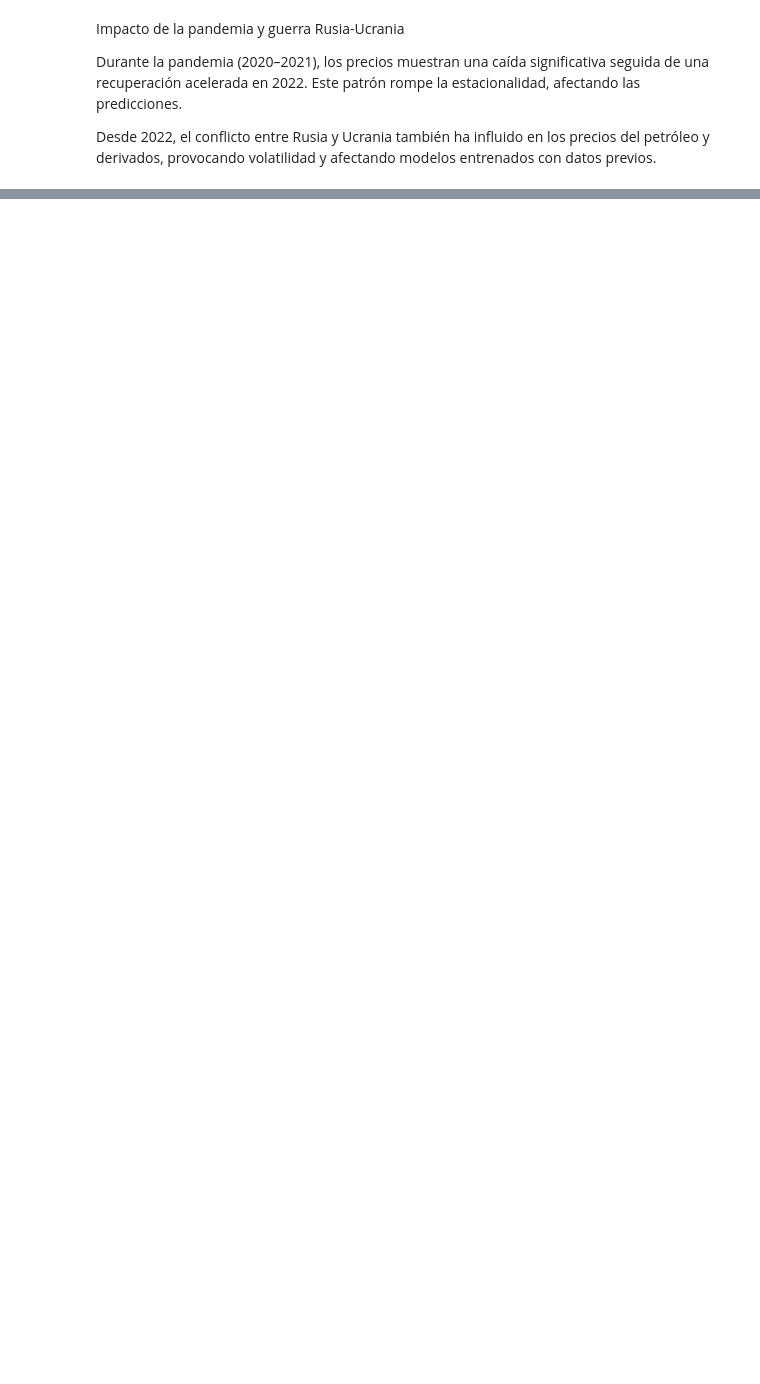
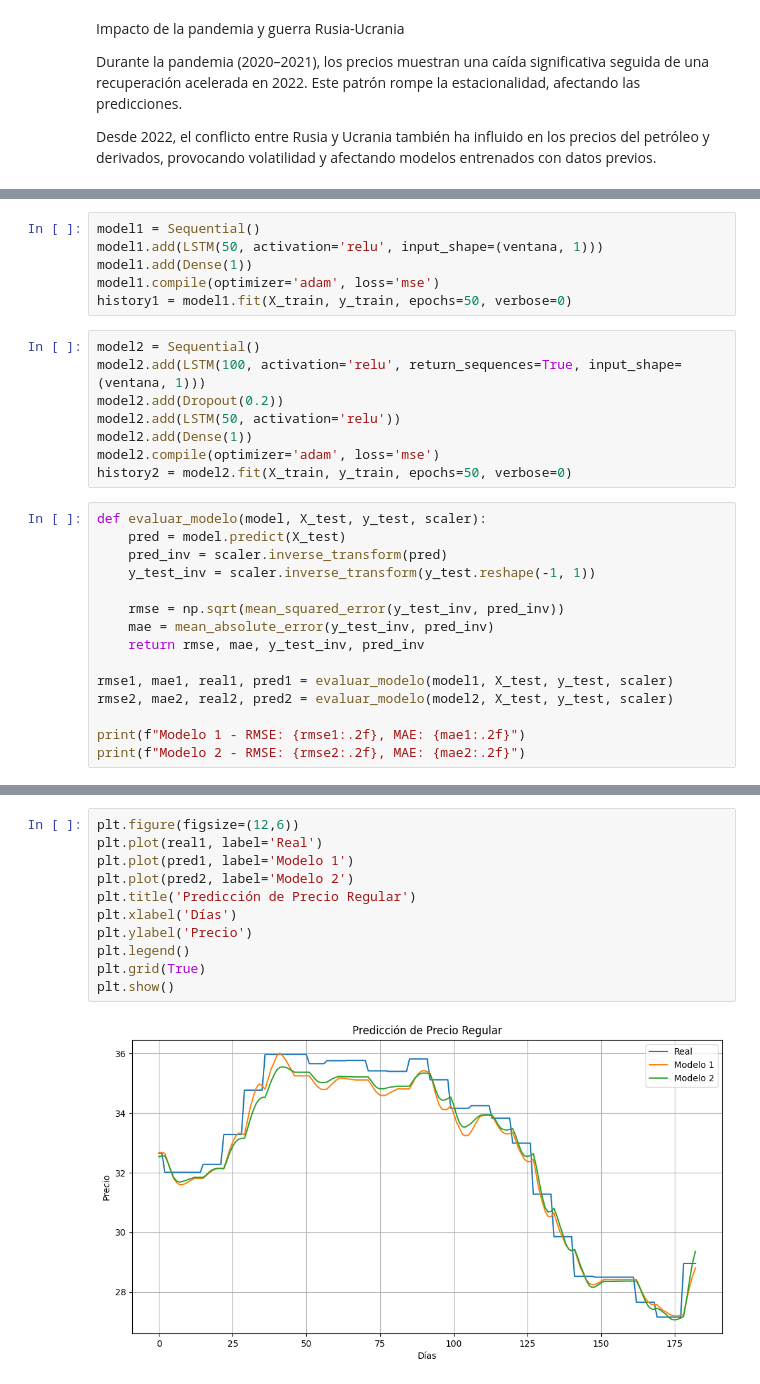
Before and after one commit to JPS4321/Lab2_DataScience, a Jupyter notebook: Series_Precios.ipynb, the cells around one changed output, grey strips where cells are left out. Cells and saved outputs as stored; diff of their text form; blank space fills up the shorter version.

```diff
--- a/Series_Precios.ipynb
+++ b/Series_Precios.ipynb
@@ -165,0 +179,29 @@ Desde 2022, el conflicto entre Rusia y Ucrania también ha influido en los preci
+# %%
+model1 = Sequential()
+model1.add(LSTM(50, activation='relu', input_shape=(ventana, 1)))
+model1.add(Dense(1))
+model1.compile(optimizer='adam', loss='mse')
+history1 = model1.fit(X_train, y_train, epochs=50, verbose=0)
+# %%
+model2 = Sequential()
+model2.add(LSTM(100, activation='relu', return_sequences=True, input_shape=(ventana, 1)))
+model2.add(Dropout(0.2))
+model2.add(LSTM(50, activation='relu'))
+model2.add(Dense(1))
+model2.compile(optimizer='adam', loss='mse')
+history2 = model2.fit(X_train, y_train, epochs=50, verbose=0)
+# %%
+def evaluar_modelo(model, X_test, y_test, scaler):
+    pred = model.predict(X_test)
+    pred_inv = scaler.inverse_transform(pred)
+    y_test_inv = scaler.inverse_transform(y_test.reshape(-1, 1))
+
+    rmse = np.sqrt(mean_squared_error(y_test_inv, pred_inv))
+    mae = mean_absolute_error(y_test_inv, pred_inv)
+    return rmse, mae, y_test_inv, pred_inv
+
+rmse1, mae1, real1, pred1 = evaluar_modelo(model1, X_test, y_test, scaler)
+rmse2, mae2, real2, pred2 = evaluar_modelo(model2, X_test, y_test, scaler)
+
+print(f"Modelo 1 - RMSE: {rmse1:.2f}, MAE: {mae1:.2f}")
+print(f"Modelo 2 - RMSE: {rmse2:.2f}, MAE: {mae2:.2f}")
@@ -165,0 +213,13 @@ Desde 2022, el conflicto entre Rusia y Ucrania también ha influido en los preci
+# %%
+plt.figure(figsize=(12,6))
+plt.plot(real1, label='Real')
+plt.plot(pred1, label='Modelo 1')
+plt.plot(pred2, label='Modelo 2')
+plt.title('Predicción de Precio Regular')
+plt.xlabel('Días')
+plt.ylabel('Precio')
+plt.legend()
+plt.grid(True)
+plt.show()
+# %% [output]
+[figure, added]
```
Also changed, not shown: parts of 12 cells of this notebook.
